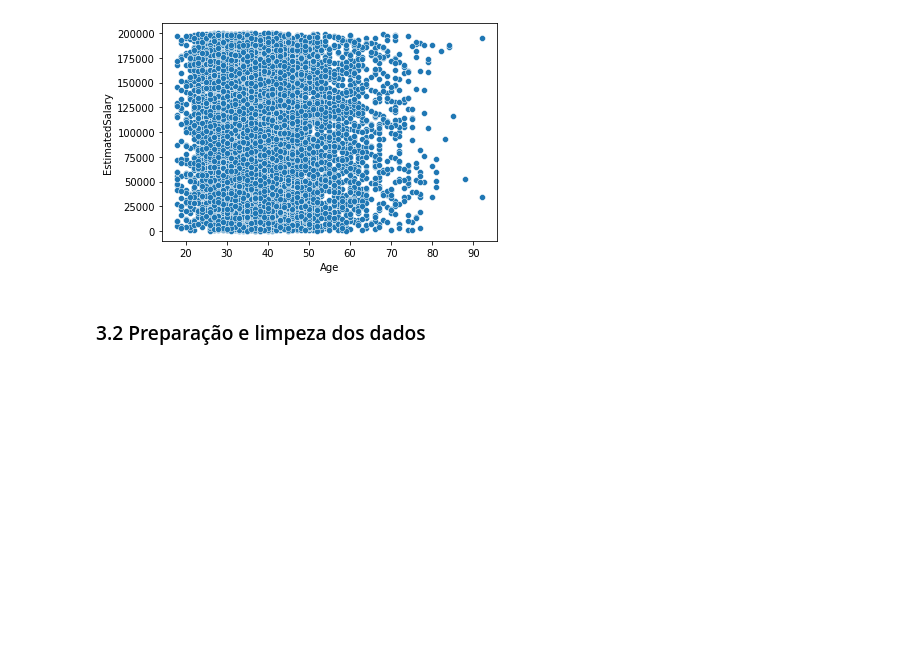
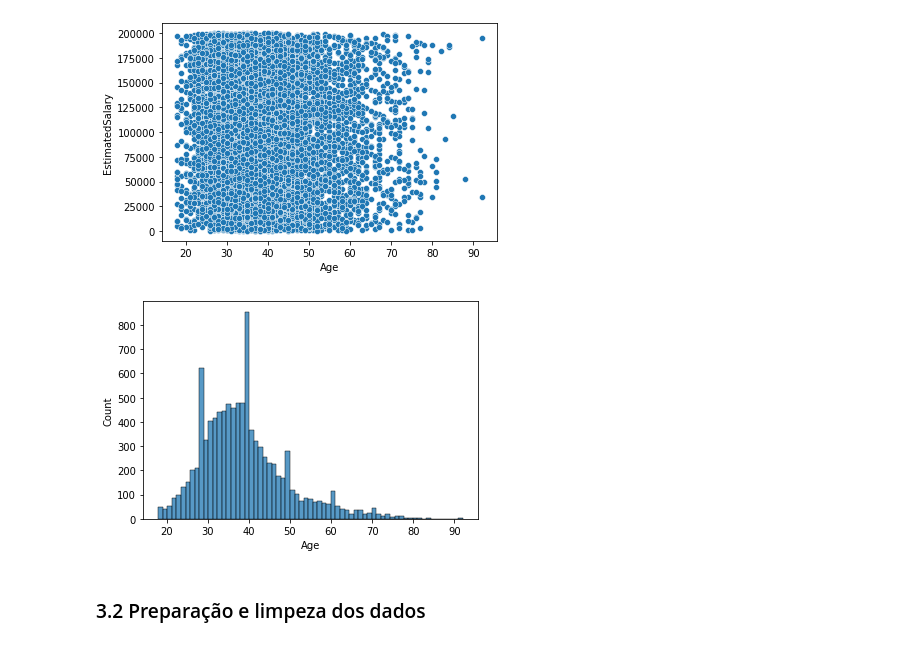
Before and after one commit to Mario-RJunior/DataScience-Awari, a Jupyter notebook: Unidade8-Machine-Learning/Classificacao/classification_project_br.ipynb, the cells around one changed output. Cells and saved outputs as stored; diff of their text form; code cells hidden in the pictures; blank space fills up the shorter version.

Commit message:
Distribuição das idades (histograma)

```diff
--- a/Unidade8-Machine-Learning/Classificacao/classification_project_br.ipynb
+++ b/Unidade8-Machine-Learning/Classificacao/classification_project_br.ipynb
@@ -121,6 +121,12 @@ sns.scatterplot(data=df, x='Age', y='EstimatedSalary')
 plt.show()
 # %% [output]
 [figure]
+# %%
+# Distribuição das idades
+sns.histplot(data=df, x='Age')
+plt.show()
+# %% [output]
+[figure, added]
 # %% [markdown]
 
 ### 3.2 Preparação e limpeza dos dados
```
